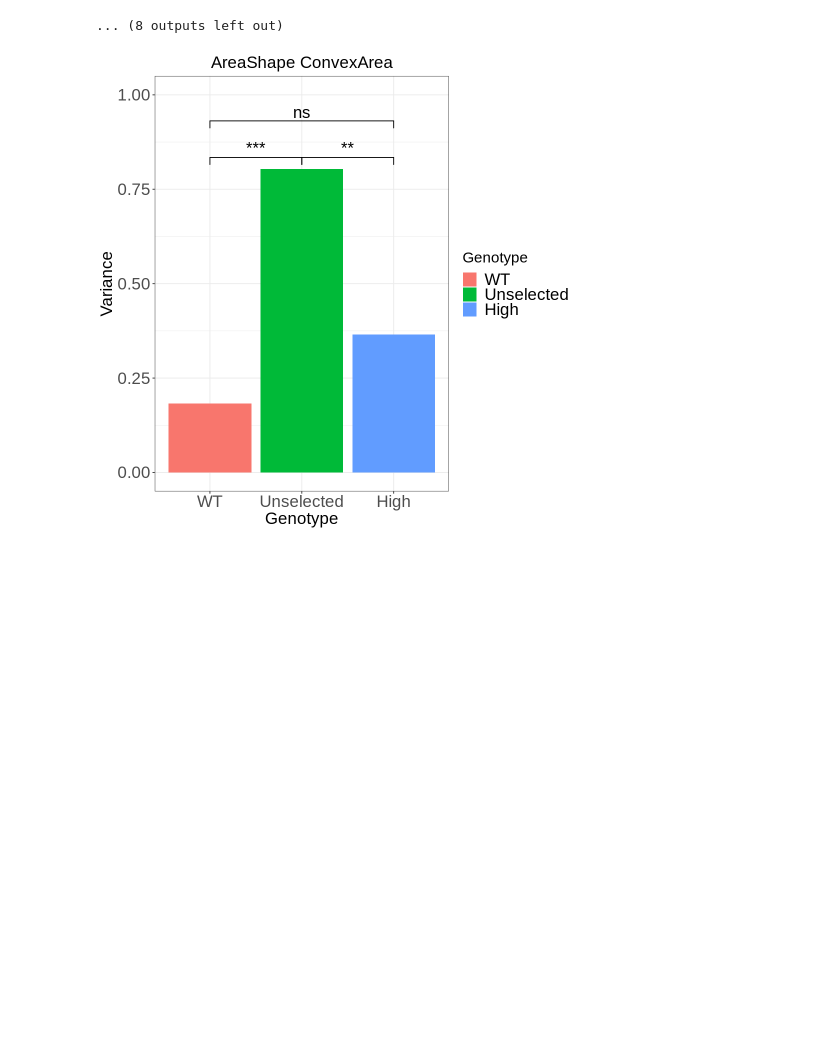
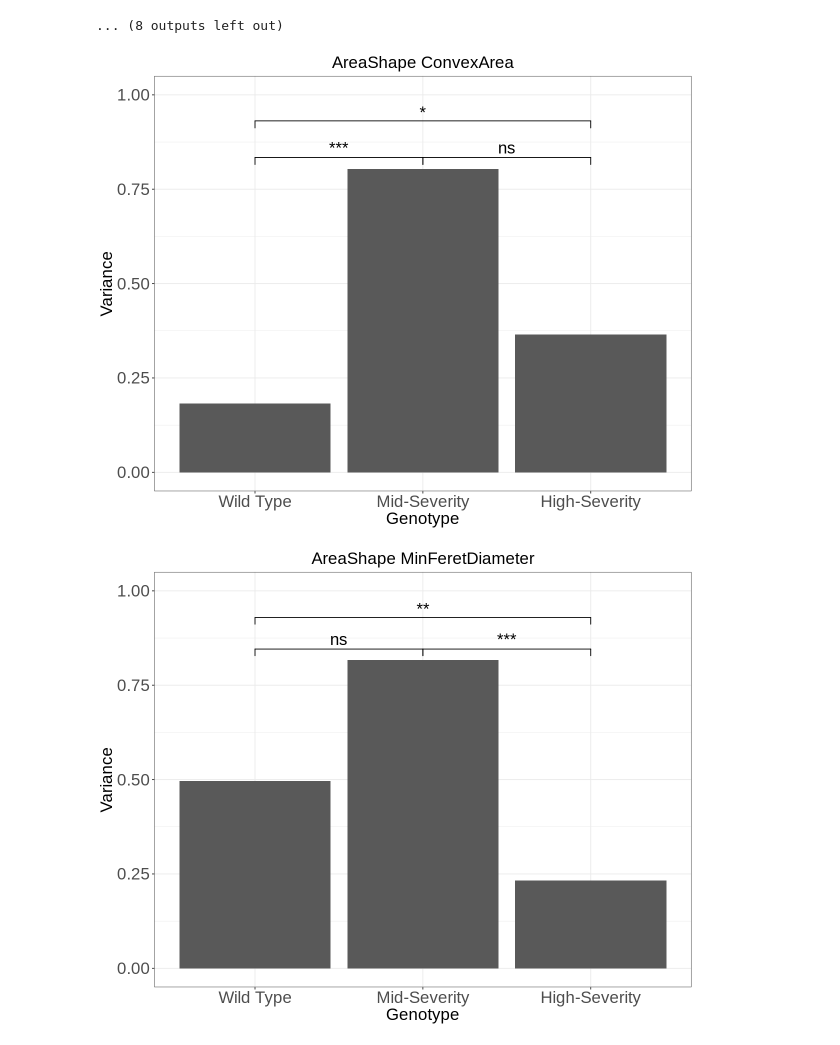
Before and after one commit to MikeLippincott/Nichols_Lab_Collaboration, a Jupyter notebook: 6.analyze_features/notebooks/4.variance_analysis_viz.ipynb, the cells around one changed output. Saved outputs shown, nothing was run; the diff lists cells and outputs as text; code cells hidden in the pictures; blank space fills up the shorter version.

```diff
--- a/6.analyze_features/notebooks/4.variance_analysis_viz.ipynb
+++ b/6.analyze_features/notebooks/4.variance_analysis_viz.ipynb
@@ -70,12 +70,12 @@ top_10_anova_genotype_side_identity_df <- anova_genotype_side_identity_df %>% fi
 top_10_anova_genotype_side_identity_df$log10_tukey_p_value <- -log10(top_10_anova_genotype_side_identity_df$`p-adj`)
 # make the genotype a factor
 # replace the genotype values
-data_df$Metadata_genotype <- gsub("wt", "WT", data_df$Metadata_genotype)
-data_df$Metadata_genotype <- gsub("unsel", "Unselected", data_df$Metadata_genotype)
-data_df$Metadata_genotype <- gsub("high", "High", data_df$Metadata_genotype)
+data_df$Metadata_genotype <- gsub("wt", "Wild Type", data_df$Metadata_genotype)
+data_df$Metadata_genotype <- gsub("unsel", "Mid-Severity", data_df$Metadata_genotype)
+data_df$Metadata_genotype <- gsub("high", "High-Severity", data_df$Metadata_genotype)
 data_df$Metadata_genotype <- factor(
     data_df$Metadata_genotype,
-    levels = c("WT", "Unselected", "High")
+    levels = c("Wild Type", "Mid-Severity", "High-Severity")
 )
 head(data_df)
 # %% [output]
@@ -96,5 +96,5 @@ A tibble: 6 × 268
 # %%
-width <- 8
+width <- 10
 height <- 8
 
 list_of_genotype_side_identity_anova_plots_split_by_genotype <- list()
@@ -107,7 +107,7 @@ for (i in 1:length(features)){
     # aggregate the data to get the mean and standard deviation of the top feature
     tmp <- tmp %>% group_by(Metadata_genotype) %>% summarise(mean = mean(!!as.name(features[i])), sd = sd(!!as.name(features[i])))
     # get the AreaShape_ConvexArea feature
-    tmp_df <- levene_df %>% filter(feature == "AreaShape_EquivalentDiameter")
+    tmp_df <- levene_df %>% filter(feature == features[i])
     # get the high_vs_unselected significance
     high_vs_unselected_significance <- tmp_df %>% filter(group == "high_vs_unsel")
     high_vs_unselected_significance <- high_vs_unselected_significance$significance
@@ -124,7 +124,7 @@ for (i in 1:length(features)){
     title <- gsub("_", " ", features[i])
     # plot the variability of the top feature
     var_plot <- (
-        ggplot(tmp, aes(x = Metadata_genotype, y = variance, fill = Metadata_genotype))
+        ggplot(tmp, aes(x = Metadata_genotype, y = variance))
         + geom_bar(stat = "identity")
         + theme(axis.text.x = element_text(angle = 90, hjust = 1))
         + labs(title = title, x = "Genotype", y = "Variance", fill = "Genotype")
@@ -133,22 +133,24 @@ for (i in 1:length(features)){
         + ylim(0,1)
         # add significance bars
         + geom_signif(
-            comparisons = list(c("High","Unselected")),
+            comparisons = list(c("High-Severity","Mid-Severity")),
             annotations = high_vs_unselected_significance,
             textsize = 7
         )
         + geom_signif(
-            comparisons = list(c("WT","Unselected")),
+            comparisons = list(c("Wild Type","Mid-Severity")),
             annotations = WT_vs_unselected_significance,
             textsize = 7
         )
         + geom_signif(
-            comparisons = list(c("High","WT")),
+            comparisons = list(c("High-Severity","Wild Type")),
             annotations = WT_vs_high_significance,
             textsize = 7,
             vjust = 0.1,
             y_position = c(0.9, 0.99)
         )
+        # remove the legend
+        + theme(legend.position = "none")
     )
     # save var plot
     ggsave(file = paste0(features[i], "_variance_plot_genotype.png"), plot = var_plot, path = file.path("..", "figures"), width = width, height = height, dpi = 600)
@@ -196,9 +198,19 @@ the `.groups` argument.
 the `.groups` argument.
 ... (8 outputs left out)
 # %%
-width <- 8
+width <- 10
 height <- 8
 options(repr.plot.width = width, repr.plot.height = height)
 list_of_genotype_side_identity_anova_plots_split_by_genotype[[1]]
+list_of_genotype_side_identity_anova_plots_split_by_genotype[[2]]
+list_of_genotype_side_identity_anova_plots_split_by_genotype[[3]]
+list_of_genotype_side_identity_anova_plots_split_by_genotype[[4]]
+list_of_genotype_side_identity_anova_plots_split_by_genotype[[5]]
+list_of_genotype_side_identity_anova_plots_split_by_genotype[[6]]
+list_of_genotype_side_identity_anova_plots_split_by_genotype[[7]]
+list_of_genotype_side_identity_anova_plots_split_by_genotype[[8]]
+list_of_genotype_side_identity_anova_plots_split_by_genotype[[9]]
+list_of_genotype_side_identity_anova_plots_split_by_genotype[[10]]
 # %% [output]
-[figure, old version]
+[figure, new version]
+[figure, added]
```
Also changed, not shown: parts of 4 cells of this notebook, 47 other files.
